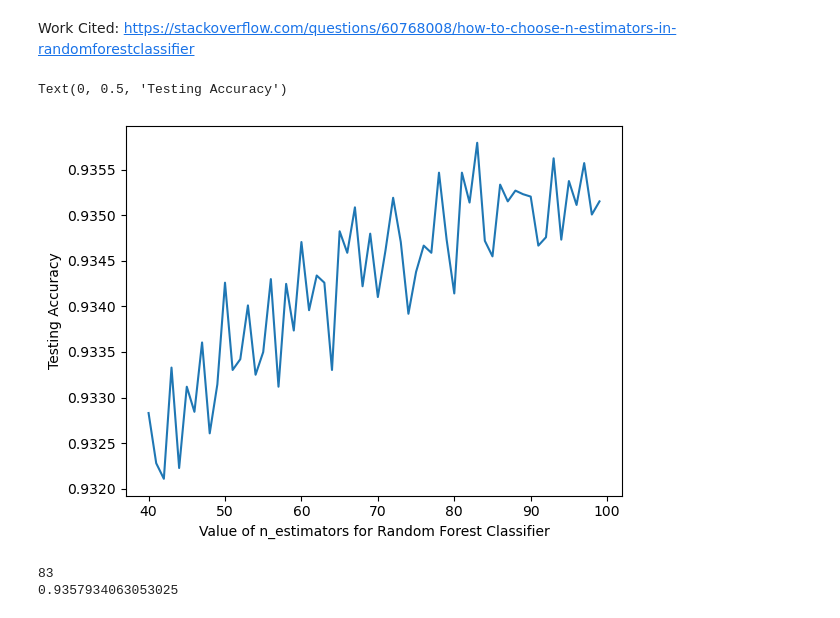
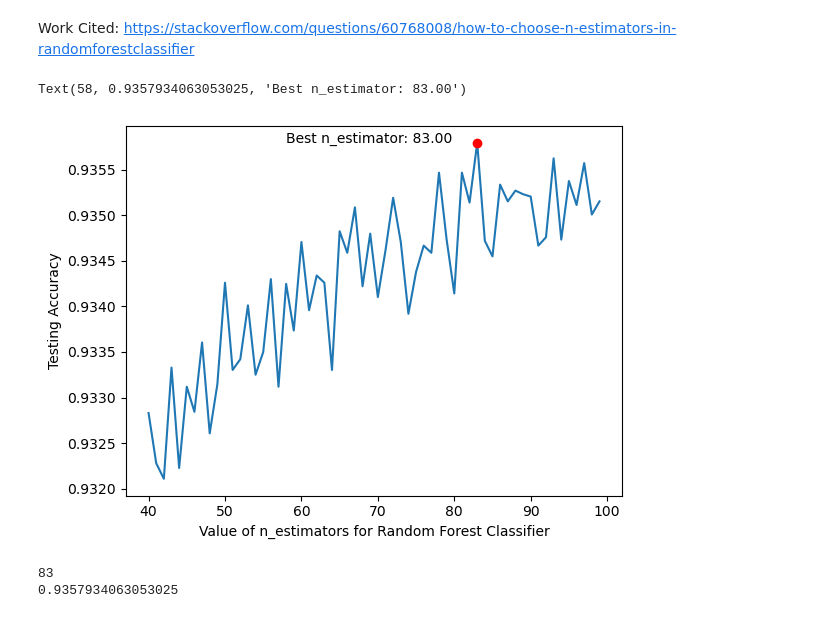
Before and after one commit to jplee2/project_4_group_14, a Jupyter notebook: Genie/olympic_prediction_group_14.ipynb, the cells around one changed output. Saved outputs shown, nothing was run; the diff lists cells and outputs as text; code cells hidden in the pictures.

```diff
--- a/Genie/olympic_prediction_group_14.ipynb
+++ b/Genie/olympic_prediction_group_14.ipynb
@@ -321,15 +321,23 @@ for k in range(40, 100):
 # %%
 # plot the relationship between K and testing accuracy
 # plt.plot(x_axis, y_axis)
 xplot = range(40, 100)
 yplot = scores
 
+max_index = np.argmax(yplot)
+
+max_x = xplot[max_index]
+max_y = yplot[max_index]
+
+
 plt.plot(xplot, yplot)
+plt.plot(max_x, max_y,"ro")
 plt.xlabel('Value of n_estimators for Random Forest Classifier')
 plt.ylabel('Testing Accuracy')
+plt.annotate(f'Best n_estimator: {max_x:.2f}', xy=(max_x,max_y),xytext=(max_x - 25, max_y))
 # %% [output]
-Text(0, 0.5, 'Testing Accuracy')
+Text(58, 0.9357934063053025, 'Best n_estimator: 83.00')
-[figure, old version]
+[figure, new version]
 # %%
 max_index = np.argmax(yplot)
 
```
Also changed, not shown: 2 other files.
